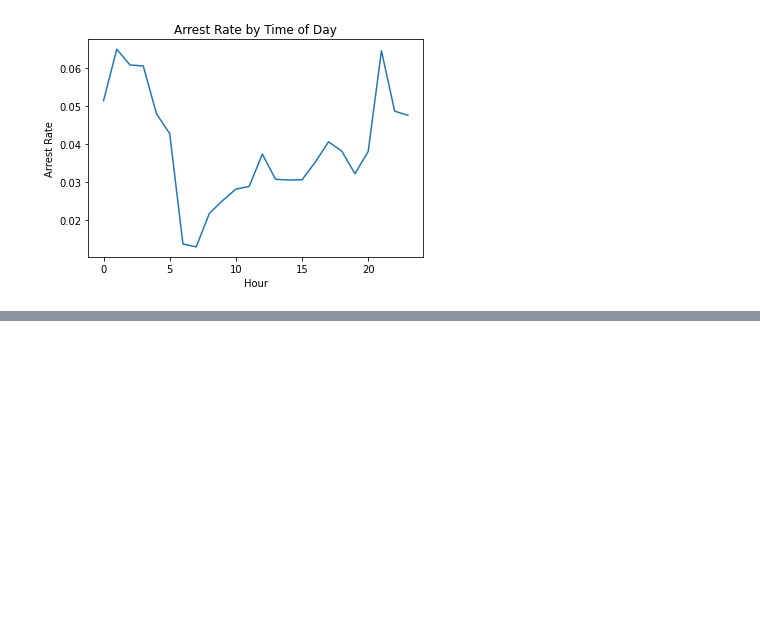
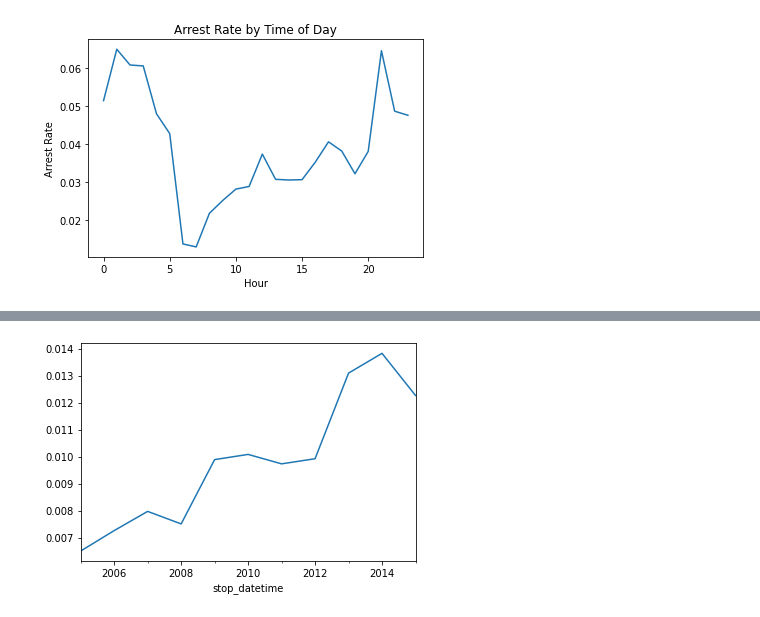
Before and after one commit to dataqueenpend/Case-Studies, a Jupyter notebook: Analyzing_Police_Activity_with_pandas.ipynb, the cells around one changed output, grey strips where cells are left out. Cells and saved outputs as stored; diff of their text form; code cells hidden in the pictures; blank space fills up the shorter version.

```diff
--- a/Analyzing_Police_Activity_with_pandas.ipynb
+++ b/Analyzing_Police_Activity_with_pandas.ipynb
@@ -1088,0 +1138,6 @@ plt.show()
+# %%
+# Calculating the annual rate of drug-related stops
+print(ri.drugs_related_stop.resample('A').mean())
+
+# Saving the annual rate of drug-related stops
+annual_drug_rate = ri.drugs_related_stop.resample('A').mean()
@@ -1088,0 +1158,8 @@ plt.show()
+# %%
+# Creating a line plot of 'annual_drug_rate'
+annual_drug_rate.plot()
+
+# Displaying the plot
+plt.show()
+# %% [output]
+[figure, added]
```
Also changed, not shown: parts of 74 cells of this notebook.
